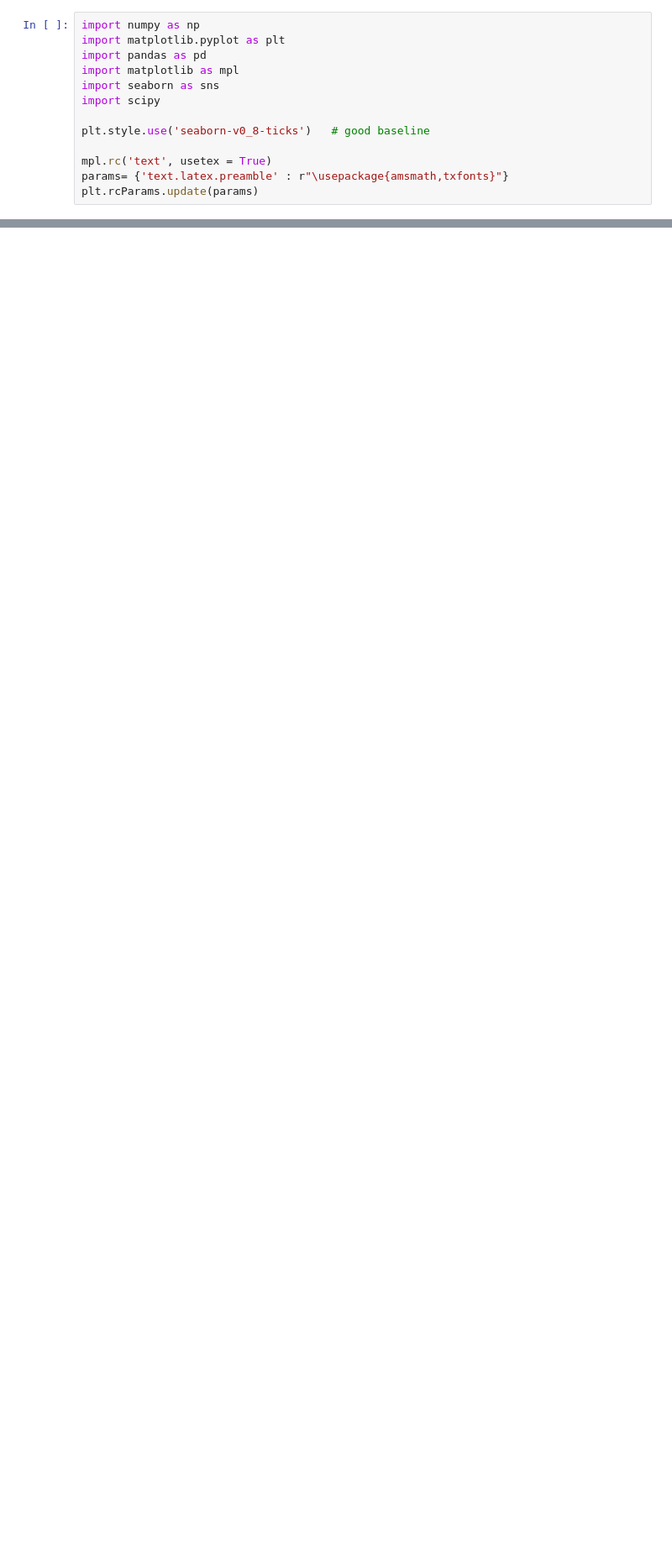
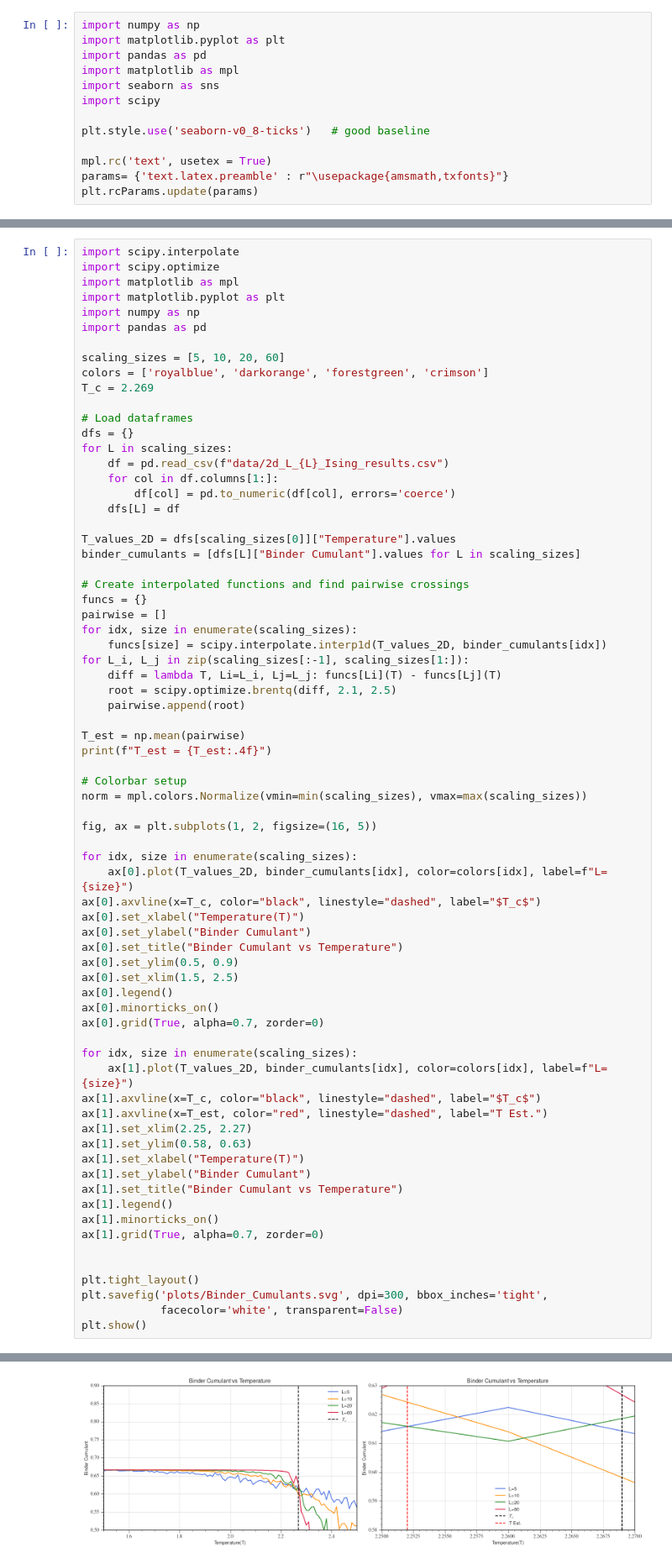
Before and after one commit to Mafuoso/Ising, a Jupyter notebook: analysis.ipynb, the cells around one changed output, grey strips where cells are left out. Shown at 84% size. Saved outputs shown, nothing was run; the diff lists cells and outputs as text; blank space fills up the shorter version.

```diff
--- a/analysis.ipynb
+++ b/analysis.ipynb
@@ -188,0 +174,72 @@ plt.show()
+# %%
+import scipy.interpolate
+import scipy.optimize
+import matplotlib as mpl
+import matplotlib.pyplot as plt
+import numpy as np
+import pandas as pd
+
+scaling_sizes = [5, 10, 20, 60]
+colors = ['royalblue', 'darkorange', 'forestgreen', 'crimson']
+T_c = 2.269
+
+# Load dataframes
+dfs = {}
+for L in scaling_sizes:
+    df = pd.read_csv(f"data/2d_L_{L}_Ising_results.csv")
+    for col in df.columns[1:]:
+        df[col] = pd.to_numeric(df[col], errors='coerce')
+    dfs[L] = df
+
+T_values_2D = dfs[scaling_sizes[0]]["Temperature"].values
+binder_cumulants = [dfs[L]["Binder Cumulant"].values for L in scaling_sizes]
+
+# Create interpolated functions and find pairwise crossings
+funcs = {}
+pairwise = []
+for idx, size in enumerate(scaling_sizes):
+    funcs[size] = scipy.interpolate.interp1d(T_values_2D, binder_cumulants[idx])
+for L_i, L_j in zip(scaling_sizes[:-1], scaling_sizes[1:]):
+    diff = lambda T, Li=L_i, Lj=L_j: funcs[Li](T) - funcs[Lj](T)
+    root = scipy.optimize.brentq(diff, 2.1, 2.5)
+    pairwise.append(root)
+
+T_est = np.mean(pairwise)
+print(f"T_est = {T_est:.4f}")
+
+# Colorbar setup
+norm = mpl.colors.Normalize(vmin=min(scaling_sizes), vmax=max(scaling_sizes))
+
+fig, ax = plt.subplots(1, 2, figsize=(16, 5))
+
+for idx, size in enumerate(scaling_sizes):
+    ax[0].plot(T_values_2D, binder_cumulants[idx], color=colors[idx], label=f"L={size}")
+ax[0].axvline(x=T_c, color="black", linestyle="dashed", label="$T_c$")
+ax[0].set_xlabel("Temperature(T)")
+ax[0].set_ylabel("Binder Cumulant")
+ax[0].set_title("Binder Cumulant vs Temperature")
+ax[0].set_ylim(0.5, 0.9)
+ax[0].set_xlim(1.5, 2.5)
+ax[0].legend()
+ax[0].minorticks_on()
+ax[0].grid(True, alpha=0.7, zorder=0)
+
+for idx, size in enumerate(scaling_sizes):
+    ax[1].plot(T_values_2D, binder_cumulants[idx], color=colors[idx], label=f"L={size}")
+ax[1].axvline(x=T_c, color="black", linestyle="dashed", label="$T_c$")
+ax[1].axvline(x=T_est, color="red", linestyle="dashed", label="T Est.")
+ax[1].set_xlim(2.25, 2.27)
+ax[1].set_ylim(0.58, 0.63)
+ax[1].set_xlabel("Temperature(T)")
+ax[1].set_ylabel("Binder Cumulant")
+ax[1].set_title("Binder Cumulant vs Temperature")
+ax[1].legend()
+ax[1].minorticks_on()
+ax[1].grid(True, alpha=0.7, zorder=0)
+
+
+plt.tight_layout()
+plt.savefig('plots/Binder_Cumulants.svg', dpi=300, bbox_inches='tight',
+            facecolor='white', transparent=False)
+plt.show()
+# %% [output]
@@ -188,0 +247 @@ plt.show()
+[figure, added]
```
Also changed, not shown: parts of 5 cells of this notebook, 3 other files.
